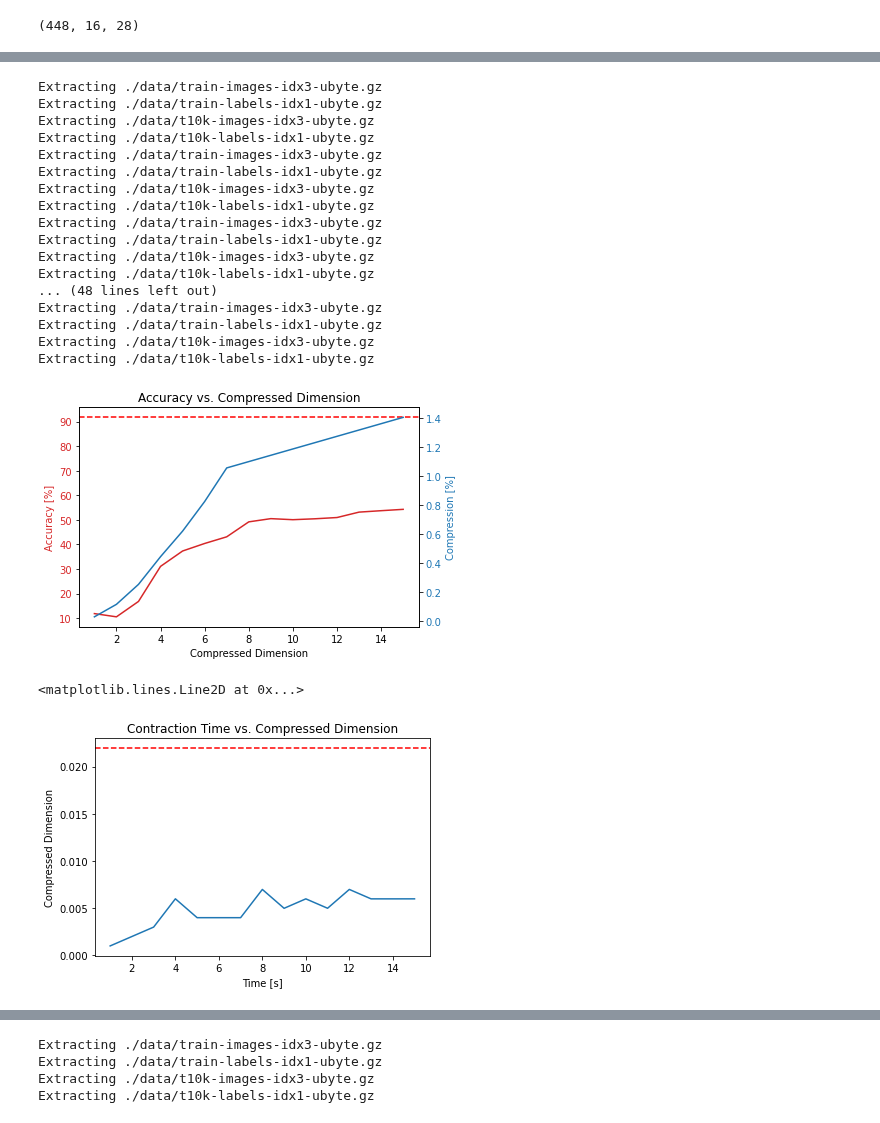
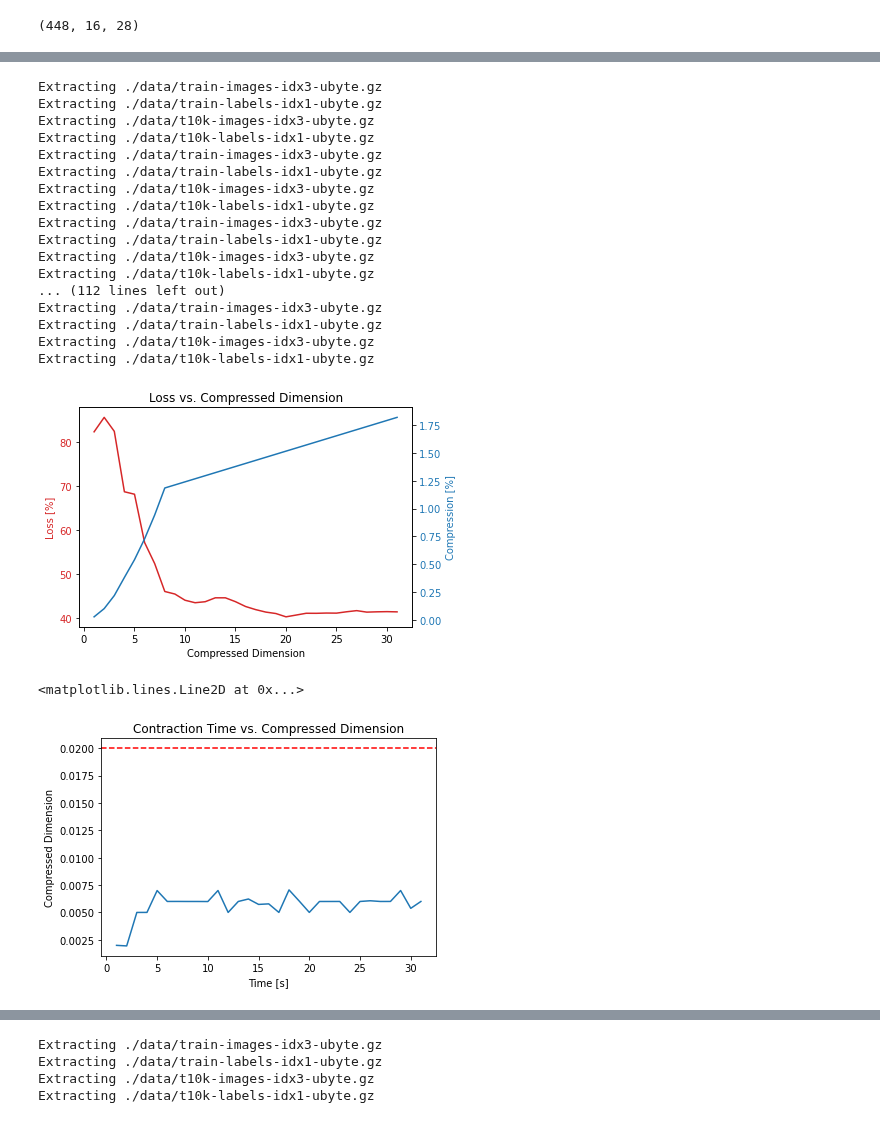
Before and after one commit to aaronleesander/DMRG-inspired-Algorithms-for-Neural-Network-Compression, a Jupyter notebook: DMRG/FC2_Weights_Matrix.ipynb, the cells around one changed output, grey strips where cells are left out. Cells and saved outputs as stored; diff of their text form; code cells hidden in the pictures.

```diff
--- a/DMRG/FC2_Weights_Matrix.ipynb
+++ b/DMRG/FC2_Weights_Matrix.ipynb
@@ -159,7 +147,7 @@ MPS_0[2].shape
 # %% [output]
 (448, 16, 28)
 # %%
-def compress_layer_stop(raw_state, phys_dim, threshold, compressed_state=0, plot=0, stopping_point=9):
+def compress_layer_stop(raw_state, phys_dim, threshold, compressed_state=0, plot=0, starting_point=1, stopping_point=9):
     """ Initializes a compressed state then sweeps left->right
         and right->left until a minimum is reached
         i.e. the difference in our metrics between sweeps is less than a
@@ -184,9 +172,9 @@ def compress_layer_stop(raw_state, phys_dim, threshold, compressed_state=0, plot
     if compressed_state == 0:
         compressed_state = init.initialize_random_MPS_with_changing_phys_dim(phys_dim,
                                                                              num_sites=len(raw_state),
-                                                                             bond_dim=1)
+                                                                             bond_dim=starting_point)
     bond_dim_raw_state = raw_state[math.ceil(len(raw_state)/2)].shape[0]
-    max_bond_dim = 1
+    max_bond_dim = starting_point
 
     # Initialize accuracy metrics
     dist = []  # Frobenius norm
@@ -342,6 +330,7 @@ for new_dim in range(1, longest+1):
 
 
     ############################
+    MPS_1_test = compressed_MPS_1[-1]
     dim_0 = [MPS_0_test[0].shape[1], MPS_0_test[1].shape[1], MPS_0_test[2].shape[1], MPS_0_test[3].shape[1]]
     dim_1 = [MPS_1_test[0].shape[1], MPS_1_test[1].shape[1], MPS_1_test[2].shape[1], MPS_1_test[3].shape[1]]
     MPO_0_test = open_legs(MPS_0_test, sigma=[4,7,7,4], sigma_prime=[4,4,4,4], bond_dim=dim_0)
@@ -439,5 +428,5 @@ MPS_0 = vector_to_left_canonical_MPS_NN(vector_W0, phys_dim=[4, 4, 28, 28, 4, 4]
 vector_W1 = np.reshape(W_1, (W_1.shape[0]*W_1.shape[1]))
 MPS_1 = vector_to_left_canonical_MPS_NN(vector_W1, phys_dim=[2, 2, 8, 20, 2, 2])
 # %%
-compressed_MPS_0, dist, sim = compress_NN(MPS_0, phys_dim=[4, 4, 28, 28, 4, 4], threshold=1e-3, plot=0, stopping_point=33)
+compressed_MPS_0, dist, sim = compress_layer_stop(MPS_0, phys_dim=[4, 4, 28, 28, 4, 4], threshold=1e-3, plot=0, stopping_point=9)
 # %% [output]
@@ -451,3 +441,3 @@ Sim: 93.4198409785553 Dist: 25.97205473741274 BondDim: 7
 # %%
-compressed_MPS_1, dist, sim = compress_NN(MPS_1, phys_dim=[2, 2, 8, 20, 2, 2], threshold=1e-3, plot=0)
+compressed_MPS_1, dist, sim = compress_layer(MPS_1, phys_dim=[2, 2, 8, 20, 2, 2], threshold=1e-3, plot=0)
 # %% [output]
@@ -587,18 +577,18 @@ for tensor in MPS_0:
 for tensor in MPS_1:
     params_orig += tensor.size
 
+x = range(1, longest+1)
 params = np.array(params)/params_orig*100
-x = range(1, longest+1)
-
+loss = [acc_orig-x for x in acc_compressed]
 
 fig, ax1 = plt.subplots()
 
 color = 'tab:red'
 ax1.set_xlabel('Compressed Dimension')
-ax1.set_ylabel('Accuracy [%]', color=color)
-ax1.plot(x, acc_compressed, color=color)
+ax1.set_ylabel('Loss [%]', color=color)
+ax1.plot(x, loss, color=color)
 ax1.tick_params(axis='y', labelcolor=color)
-ax1.axhline(acc_orig, color='r', linestyle='--')
+#ax1.axhline(acc_orig, color='r', linestyle='--')
 
 ax2 = ax1.twinx()  # instantiate a second axes that shares the same x-axis
 
@@ -606,38 +596,38 @@ color = 'tab:blue'
 ax2.set_ylabel('Compression [%]', color=color)  # we already handled the x-label with ax1
 ax2.plot(x, params, color=color)
 ax2.tick_params(axis='y', labelcolor=color)
 
-plt.title('Accuracy vs. Compressed Dimension')
+plt.title('Loss vs. Compressed Dimension')
 fig.tight_layout()
 plt.show()
 
 plt.figure()
 plt.plot(x, time_compressed)
 plt.title('Contraction Time vs. Compressed Dimension')
 plt.xlabel('Time [s]')
 plt.ylabel('Compressed Dimension')
 plt.axhline(time_orig, color='r', linestyle='--')
 # %% [output]
 Extracting ./data/train-images-idx3-ubyte.gz
 Extracting ./data/train-labels-idx1-ubyte.gz
 Extracting ./data/t10k-images-idx3-ubyte.gz
 Extracting ./data/t10k-labels-idx1-ubyte.gz
 Extracting ./data/train-images-idx3-ubyte.gz
 Extracting ./data/train-labels-idx1-ubyte.gz
 Extracting ./data/t10k-images-idx3-ubyte.gz
 Extracting ./data/t10k-labels-idx1-ubyte.gz
 Extracting ./data/train-images-idx3-ubyte.gz
 Extracting ./data/train-labels-idx1-ubyte.gz
 Extracting ./data/t10k-images-idx3-ubyte.gz
 Extracting ./data/t10k-labels-idx1-ubyte.gz
-... (48 lines left out)
+... (112 lines left out)
 Extracting ./data/train-images-idx3-ubyte.gz
 Extracting ./data/train-labels-idx1-ubyte.gz
 Extracting ./data/t10k-images-idx3-ubyte.gz
 Extracting ./data/t10k-labels-idx1-ubyte.gz
-[figure, old version]
+[figure, new version]
 <matplotlib.lines.Line2D at 0x...>
-[figure, old version]
+[figure, new version]
 # %%
 def open_legs(MPS, sigma, sigma_prime, bond_dim):
     """ Converts an MPS to an MPO by opening the physical dimensions
```
Also changed, not shown: parts of 13 cells of this notebook.
